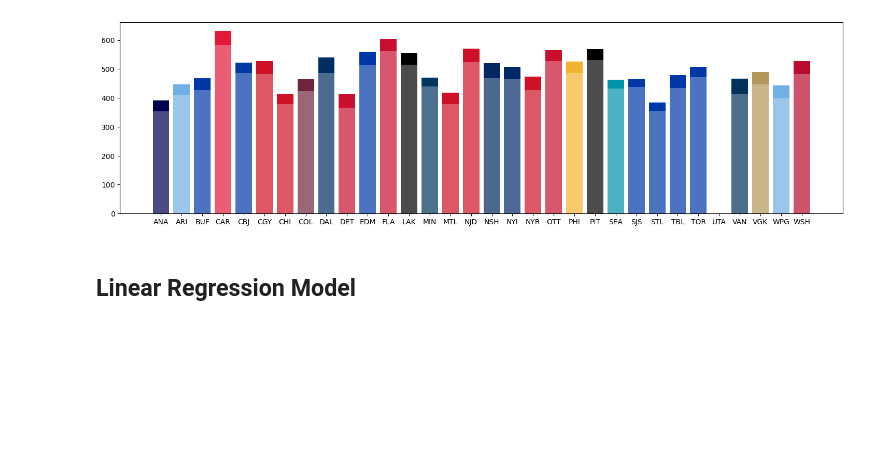
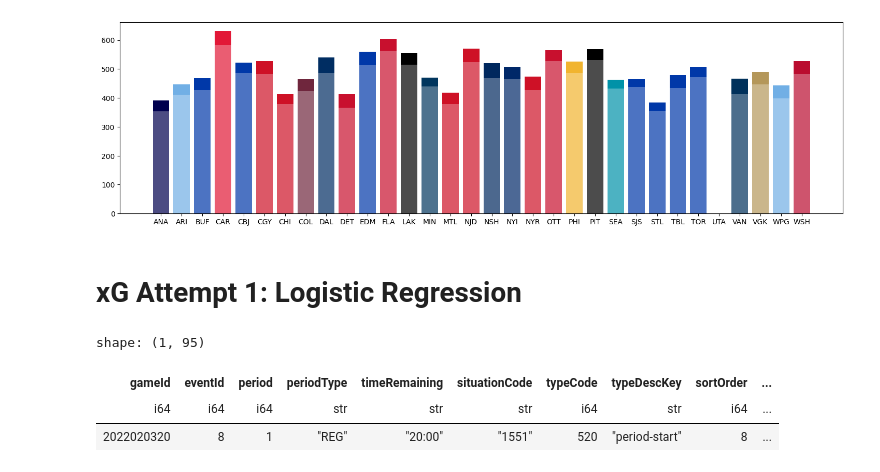
Before and after one commit to trxe/nhl_data_demo, a Jupyter notebook: xgoals.ipynb, the cells around one changed output. Drawn from its saved outputs; the diff is of its cells as text; code cells hidden in the pictures; blank space fills up the shorter version.

```diff
--- a/xgoals.ipynb
+++ b/xgoals.ipynb
@@ -605,5 +676,13 @@ ax.bar(rebound_goals_by_team['abbrev'], rebound_goals_by_team['count'], width=0.
 fig.set_figwidth(18)
 # %% [output]
 [figure]
-# %% [markdown]
-## Linear Regression Model
+# %% [markdown]
+# xG Attempt 1: Logistic Regression
+# %%
+_play_example = plays.head(1).collect()
+_play_example
+# %% [output]
+shape: (1, 95)
+| gameId | eventId | period | periodType | timeRemaining | situationCode | typeCode | typeDescKey | sortOrder | ... |
+| i64 | i64 | i64 | str | str | str | i64 | str | i64 | ... |
+| 2022020320 | 8 | 1 | "REG" | "20:00" | "1551" | 520 | "period-start" | 8 | ... |
```
Also changed, not shown: parts of 10 cells of this notebook, 1 other file.
